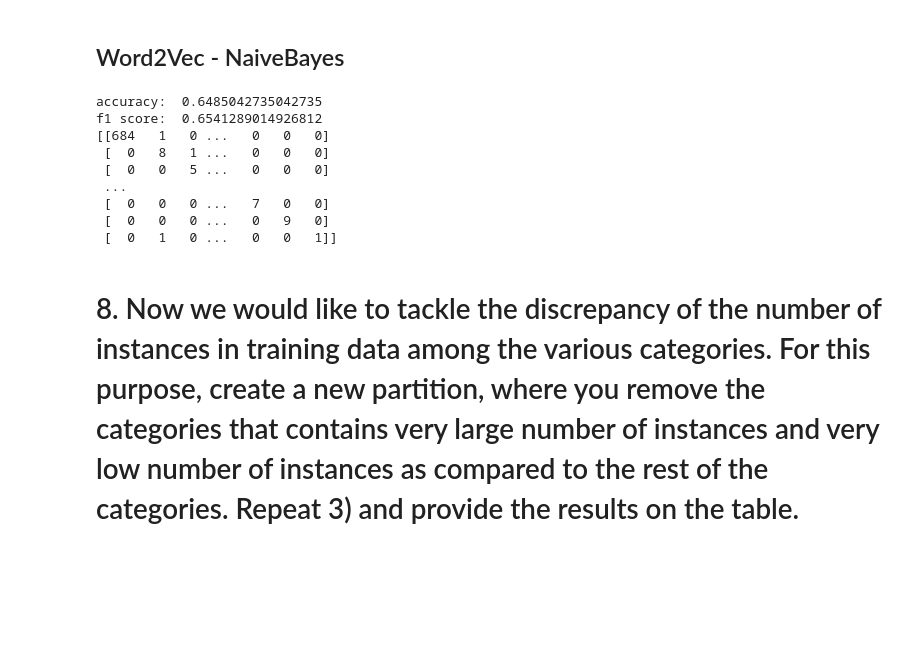
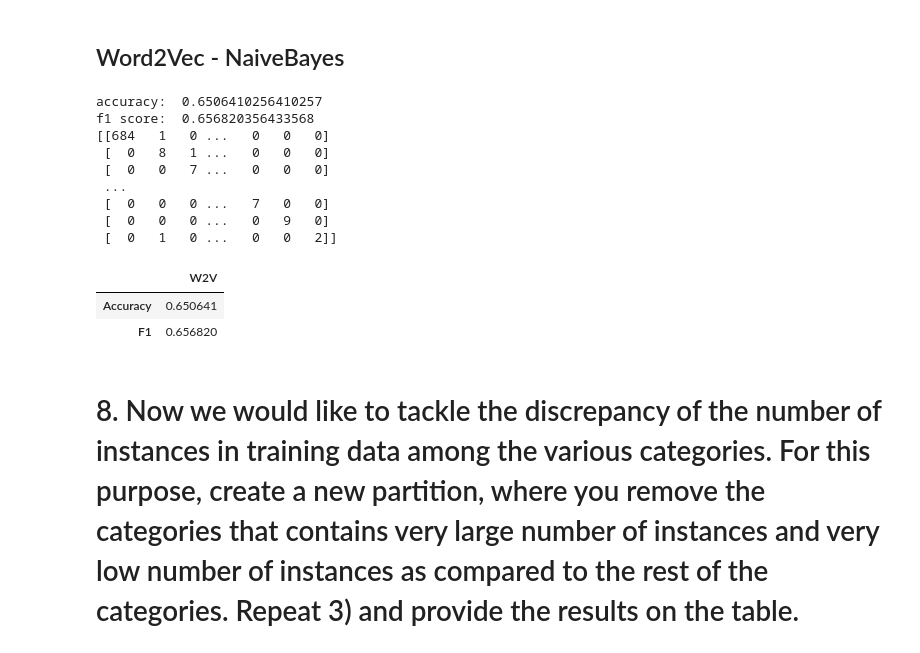
Before and after one commit to JoonasAN/NLP-and-Text-Mining-Project, a Jupyter notebook: project.ipynb, the cells around one changed output. Cells and saved outputs as stored; diff of their text form; code cells hidden in the pictures; blank space fills up the shorter version.

```diff
--- a/project.ipynb
+++ b/project.ipynb
@@ -789,6 +796,7 @@ def Train_Embedding(train, val, test, method=''):
 # %%
 def Text_embedding(model, Texts):
     Texts_embed = []
+    words_not_found = []
     words = list(model.wv.key_to_index)
     for text in tqdm(Texts, desc="Embedding mean vectors for documents"):
         text_embed = [0]
@@ -856,15 +864,22 @@ model3 = api.load("word2vec-google-news-300")
 acc,f1,conf_matrix = nb_classifier(mean_vec_train,mean_vec_test,conf=True)
 print(conf_matrix)
 # %% [output]
-accuracy:  0.6485042735042735
-f1 score:  0.6541289014926812
+accuracy:  0.6506410256410257
+f1 score:  0.656820356433568
 [[684   1   0 ...   0   0   0]
  [  0   8   1 ...   0   0   0]
- [  0   0   5 ...   0   0   0]
+ [  0   0   7 ...   0   0   0]
  ...
  [  0   0   0 ...   7   0   0]
  [  0   0   0 ...   0   9   0]
- [  0   1   0 ...   0   0   1]]
+ [  0   1   0 ...   0   0   2]]
+# %%
+W2v_results = pd.DataFrame([acc,f1] ,index=["Accuracy", "F1"], columns=["W2V"])
+W2v_results
+# %% [output]
+|  | W2V |
+| Accuracy | 0.650641 |
+| F1 | 0.656820 |
 # %% [markdown]
 # 8. Now we would like to tackle the discrepancy of the number of instances in training data among the various categories. For this purpose, create a new partition, where you remove the categories that contains very large number of instances and very low number of instances as compared to the rest of the categories. Repeat 3) and provide the results on the table.
 # %% [markdown]
```
Also changed, not shown: parts of 13 cells of this notebook.
